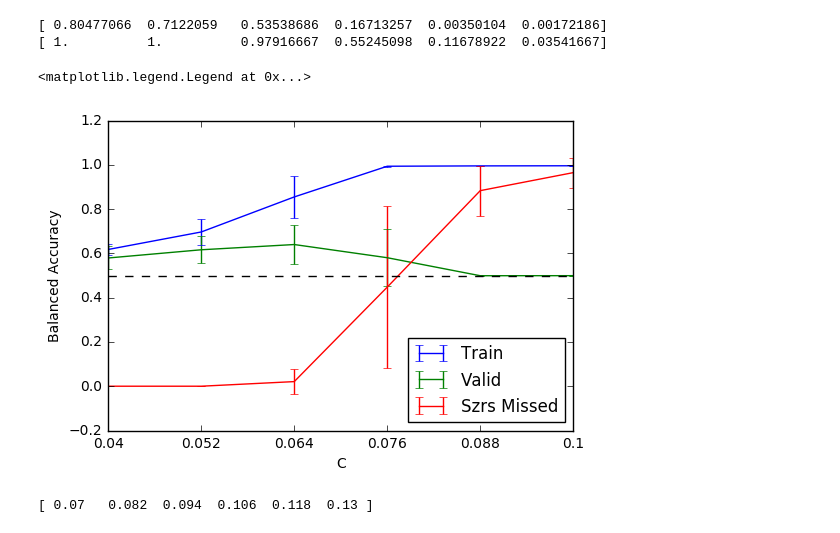
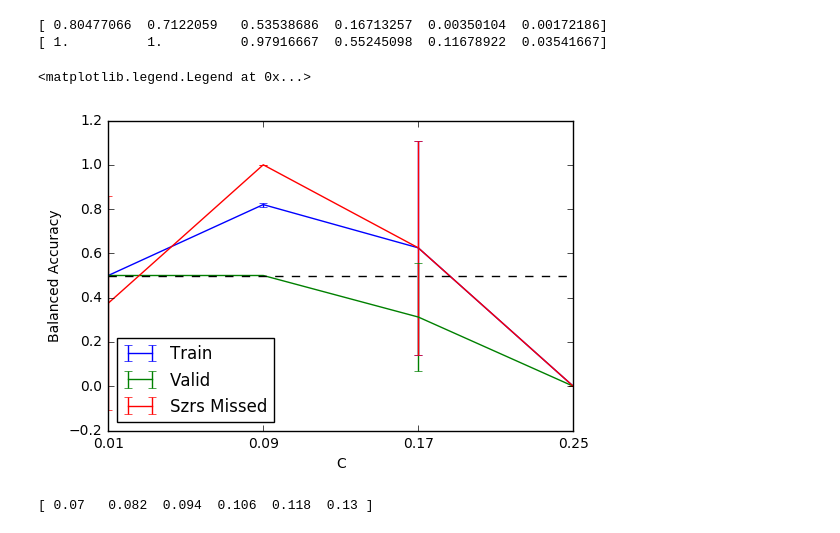
Before and after one commit to dmgroppe/SZR_ANT, a Jupyter notebook: perf_smry_grid_lap.ipynb, the cells around one changed output. Cells and saved outputs as stored; diff of their text form; code cells hidden in the pictures.

```diff
--- a/perf_smry_grid_lap.ipynb
+++ b/perf_smry_grid_lap.ipynb
@@ -19,7 +19,8 @@ NameError: name 'ief' is not defined
 # %%
 # Load results
 #perf=np.load('classification_metrics_grid.npz')
-perf=np.load('classification_metrics_pwr_vltg.npz')
+#perf=np.load('classification_metrics_pwr_vltg.npz')
+perf=np.load('class_metrics_marr_srch.npz')
 
 # Get xtick labels
 str(perf['try_C'])
@@ -108,21 +109,21 @@ print(1-np.mean(dat,axis=0))
 # %%
 # Balanced Accuracy
 dat=perf['train_bal_acc']
 _=plt.errorbar(np.arange(dat.shape[1]),np.mean(dat,axis=0),np.std(dat,axis=0),label='Train')
 dat=perf['valid_bal_acc']
 _=plt.errorbar(np.arange(dat.shape[1]),np.mean(dat,axis=0),np.std(dat,axis=0),label='Valid')
-dat=perf['pcnt_missed_szrs']
+dat=perf['pptn_missed_szrs']
 _=plt.errorbar(np.arange(dat.shape[1]),np.mean(dat,axis=0),np.std(dat,axis=0),label='Szrs Missed')
 _=plt.plot([0, dat.shape[1]-1],[0.5, 0.5],'k--')
 plt.ylabel('Balanced Accuracy')
 plt.xlabel('C')
 #plt.xticks(np.arange(len(perf['try_C'])),label=xlabs)
 plt.xticks(np.arange(len(perf['try_C'])),xlabs)
 # plt.xtick(np.arange(len(perf['try_C'])),label=xlabs)
 plt.legend(loc='best')
 # %% [output]
 <matplotlib.legend.Legend at 0x...>
-[figure, old version]
+[figure, new version]
 # %%
 try_C=np.linspace(0.07,0.13,6)
 print(try_C)
```
Also changed, not shown: parts of 3 cells of this notebook, 2 other files.
